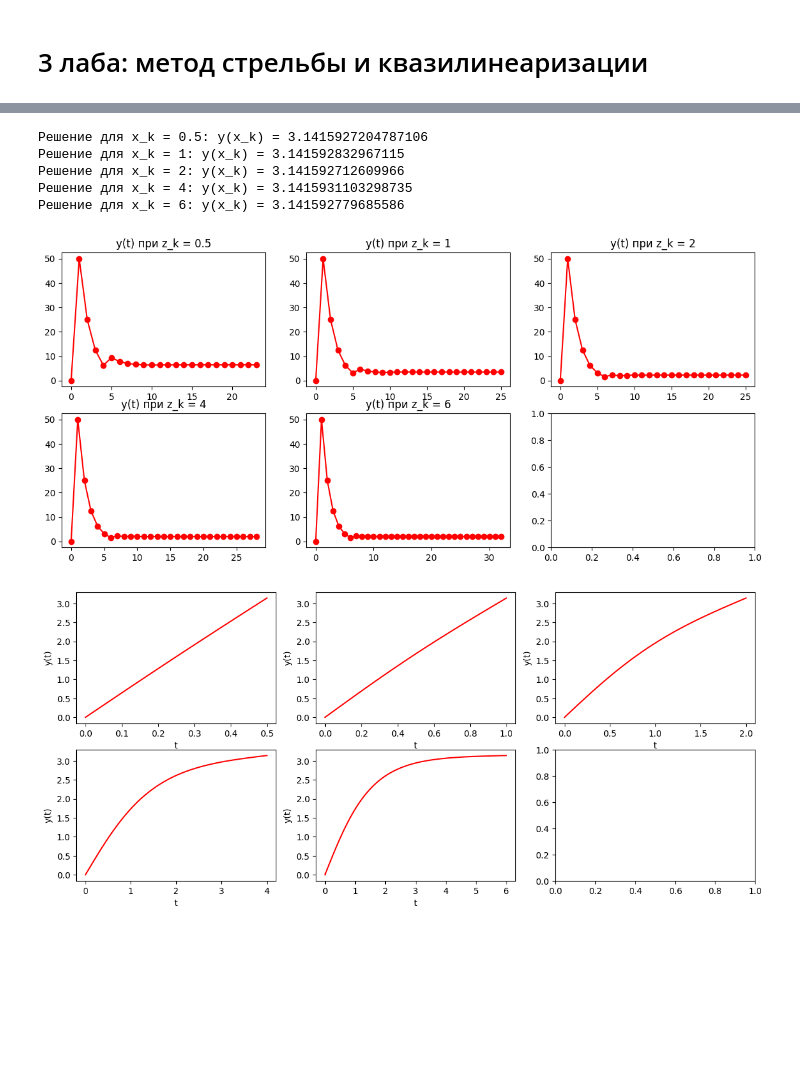
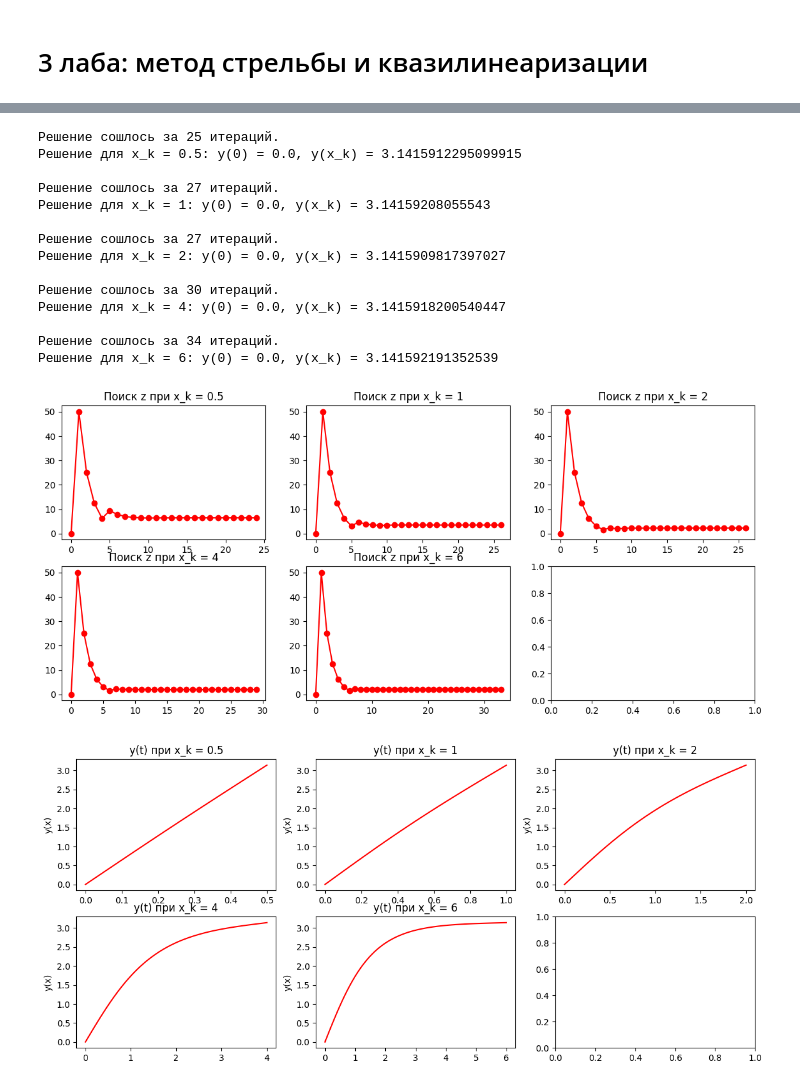
Before and after one commit to alexzhelyapov1/computational_mathematics, a Jupyter notebook: 3.ipynb, the cells around one changed output, grey strips where cells are left out. Saved outputs shown, nothing was run; the diff lists cells and outputs as text; code cells hidden in the pictures; blank space fills up the shorter version.

```diff
--- a/3.ipynb
+++ b/3.ipynb
@@ -25,7 +38,7 @@ def ode_system(x, y):
     u, v = y
     return [v, -np.sin(u)]
 
-def shooting_method(x_k):
+def shooting_method(x_k, epsilon=1e-6, max_iter=100000):
 
     def diff_sol(z):
         # Решаем задачу Коши с помощью scipy юхууу
@@ -37,46 +50,65 @@ def shooting_method(x_k):
     z_left = -100
     z_right = 100
     z = (z_left + z_right) / 2
-    while abs(diff_sol(z)) > 1e-6:
+
+
+    for j in range(max_iter):
 
         z_values.append(z)
 
-        if diff_sol(z) > 0:
+        diff = diff_sol(z)
+
+        if diff > 0:
             z_right = z
         else:
             z_left = z
         z = (z_left + z_right) / 2
 
+        if abs(diff) < epsilon:
+            print(f"Решение сошлось за {j+1} итераций.")
+            break
+
+    if diff >= epsilon:
+        print(f"WARNING! Решение не сошлось за {max_iter} итераций.")
+
     # Решение задачи Коши с найденным z
     sol = solve_ivp(ode_system, [0, x_k], [0, z], dense_output=True)
-    # sol.sol(np.linspace(0, x_k, 100))[0]
     return sol, z_values
 
 # Вызов метода стрельбы для x_k = 0.5
 x_k = [0.5, 1, 2, 4, 6]
 
 fig, ax = plt.subplots(2, 3, figsize=(14, 6))
 fig1, bx = plt.subplots(2, 3, figsize=(14, 6))
 
 for i in range(len(x_k)):
     sol, z_values = shooting_method(x_k[i])
 
-    print(f"Решение для x_k = {x_k[i]}: y(x_k) = {sol.sol(x_k[i])[0]}")
+    print(f"Решение для x_k = {x_k[i]}: y(0) = {sol.sol(0)[0]}, y(x_k) = {sol.sol(x_k[i])[0]}\n")
 
     ax[i // 3, i % 3].plot([i for i in range(len(z_values))], z_values, marker='o', color='red')
-    ax[i // 3, i % 3].set_title("Поиск z при z_k = " + str(x_k[i]))
+    ax[i // 3, i % 3].set_title("Поиск z при x_k = " + str(x_k[i]))
 
     t_values = np.linspace(0, x_k[i], 100)
     y_values = sol.sol(t_values)[0]
     bx[i // 3, i % 3].plot(t_values, y_values, marker='', color='red')
-    ax[i // 3, i % 3].set_title("y(t) при z_k = " + str(x_k[i]))
-    bx[i // 3, i % 3].set_xlabel('t')
-    bx[i // 3, i % 3].set_ylabel('y(t)')
+    bx[i // 3, i % 3].set_title("y(t) при x_k = " + str(x_k[i]))
+    # bx[i // 3, i % 3].set_xlabel('t')
+    bx[i // 3, i % 3].set_ylabel('y(x)')
 # %% [output]
-Решение для x_k = 0.5: y(x_k) = 3.1415927204787106
-Решение для x_k = 1: y(x_k) = 3.141592832967115
-Решение для x_k = 2: y(x_k) = 3.141592712609966
-Решение для x_k = 4: y(x_k) = 3.1415931103298735
-Решение для x_k = 6: y(x_k) = 3.141592779685586
+Решение сошлось за 25 итераций.
+Решение для x_k = 0.5: y(0) = 0.0, y(x_k) = 3.1415912295099915
+
+Решение сошлось за 27 итераций.
+Решение для x_k = 1: y(0) = 0.0, y(x_k) = 3.14159208055543
+
+Решение сошлось за 27 итераций.
+Решение для x_k = 2: y(0) = 0.0, y(x_k) = 3.1415909817397027
+
+Решение сошлось за 30 итераций.
+Решение для x_k = 4: y(0) = 0.0, y(x_k) = 3.1415918200540447
+
+Решение сошлось за 34 итераций.
+Решение для x_k = 6: y(0) = 0.0, y(x_k) = 3.141592191352539
-[figure, old version]
+[figure, new version]
-[figure, old version]
+[figure, new version]
```
Also changed, not shown: parts of 6 cells of this notebook.
